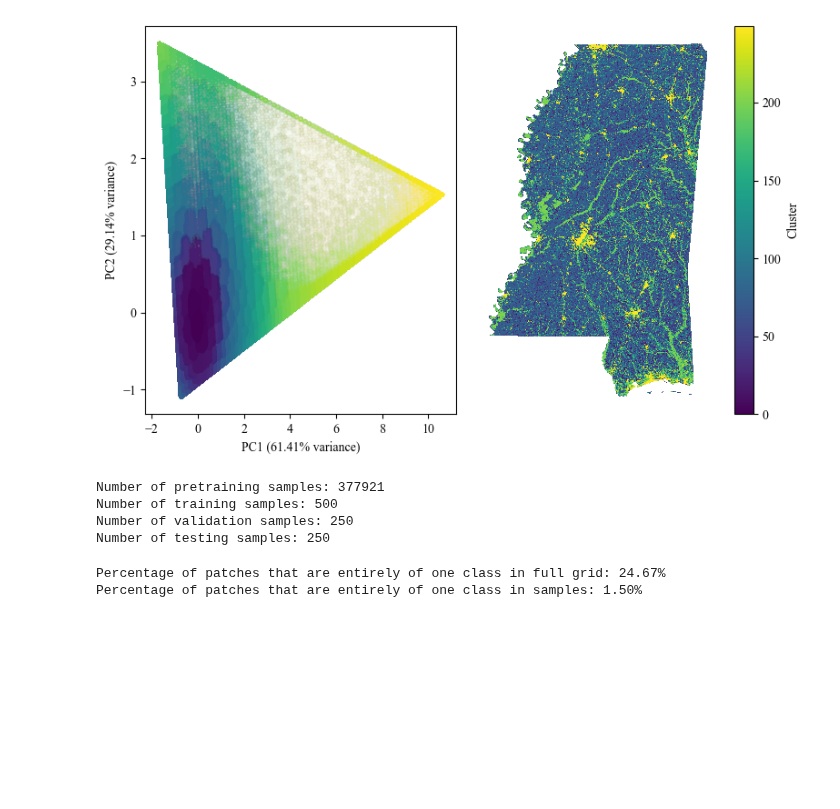
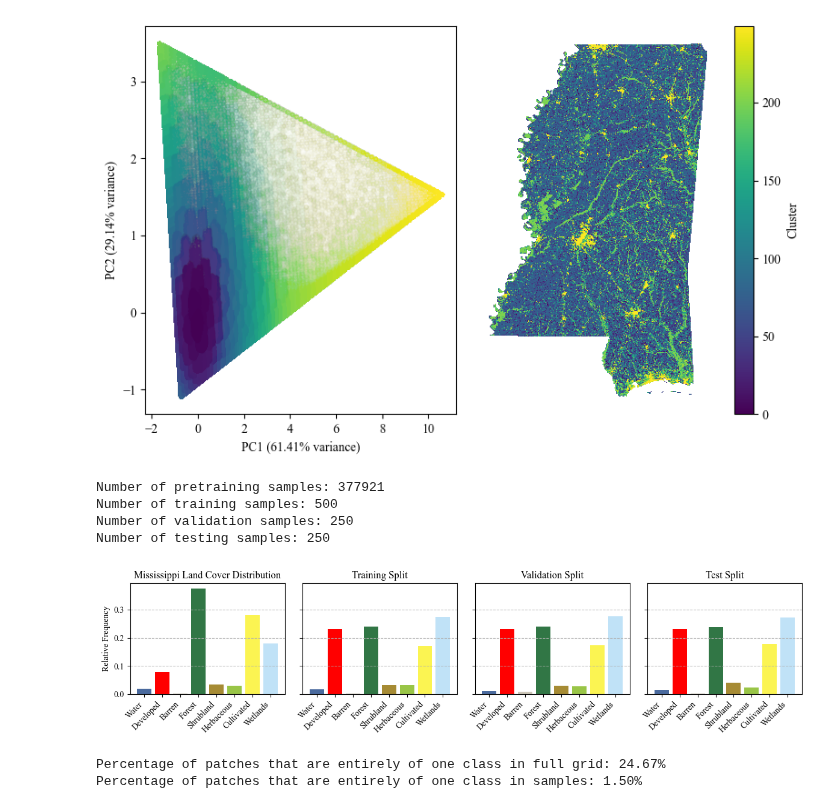
Before and after one commit to DakotaHester/ms-land-cover, a Jupyter notebook: stratification.ipynb, the cells around one changed output. Cells and saved outputs as stored; diff of their text form; code cells hidden in the pictures; blank space fills up the shorter version.

Commit message:
Create figure showing distributions

```diff
--- a/stratification.ipynb
+++ b/stratification.ipynb
@@ -295,6 +295,72 @@ Number of pretraining samples: 377921
 Number of training samples: 500
 Number of validation samples: 250
 Number of testing samples: 250
+# %%
+# examine distributions of land cover classes in each split with respect to the full dataset
+with rio.open('./data/sampling/NLCD/NLCD_MS_level_1.tif') as src:
+    full_dist = dict(zip(*np.unique(src.read(1), return_counts=True)))
+
+nlcd_level_I_legend = {
+    0: 'Nodata',
+    1: 'Water',
+    2: 'Developed',
+    3: 'Barren',
+    4: 'Forest',
+    5: 'Shrubland',
+    6: 'Herbaceous',
+    7: 'Cultivated',
+    8: 'Wetlands',
+}
+
+nlcd_level_I_colors = {
+    0: 'black',
+    1: '#4A6A9E',
+    2: '#FF0000',
+    3: '#CCC6B8',
+    4: '#317645',
+    5: '#A68B34',
+    6: '#99C547',
+    7: '#FBF452',
+    8: '#C0E2F7',
+}
+
+# remove nodata from full distribution
+full_dist.pop(0)
+
+# normalize full distribution
+full_dist = {k: v / sum(full_dist.values()) for k, v in full_dist.items()}
+
+fig, ax = plt.subplots(1, 4, figsize=(12, 3), sharey=True)
+
+# plot full distribution
+ax[0].bar(full_dist.keys(), full_dist.values(), color=[nlcd_level_I_colors[k] for k in full_dist.keys()])
+ax[0].set_title('Mississippi Land Cover Distribution')
+ax[0].set_ylabel('Relative Frequency')
+ax[0].set_xticks(list(full_dist.keys()))
+ax[0].set_xticklabels([nlcd_level_I_legend[k] for k in full_dist.keys()], rotation=45, ha='right')
+ax[0].grid(axis='y', linestyle='--')
+
+# plot distribution of each split
+split_titles = ['Training', 'Validation', 'Test']
+split_names = ['train', 'val', 'test']
+
+for i, split_name in enumerate(split_names):
+
+    split_hist = np.array(list(samples_gdf[samples_gdf['split'] == split_name]['hist_vector']))
+    split_hist = split_hist / split_hist.sum(axis=1, keepdims=True)
+    split_hist = split_hist.mean(axis=0)
+    split_dist = dict(zip(range(1, 9), split_hist))
+
+    ax[i+1].bar(split_dist.keys(), split_dist.values(), color=[nlcd_level_I_colors[k] for k in split_dist.keys()])
+    ax[i+1].set_title(f'{split_titles[i]} Split')
+    ax[i+1].set_xticks(list(split_dist.keys()))
+    ax[i+1].set_xticklabels([nlcd_level_I_legend[k] for k in split_dist.keys()], rotation=45, ha='right')
+    ax[i+1].grid(axis='y', linestyle='--')
+
+fig.tight_layout()
+plt.savefig('./figures/sampling/split_distributions.png', dpi=300)
+# %% [output]
+[figure, added]
 # %%
 # save centroids of train, val, and test patches for visualization later
 tvt_gdf = samples_gdf.loc[samples_gdf['split'].isin(['train', 'val', 'test'])].copy()
```
Also changed, not shown: parts of 1 cell of this notebook, 2 other files.
